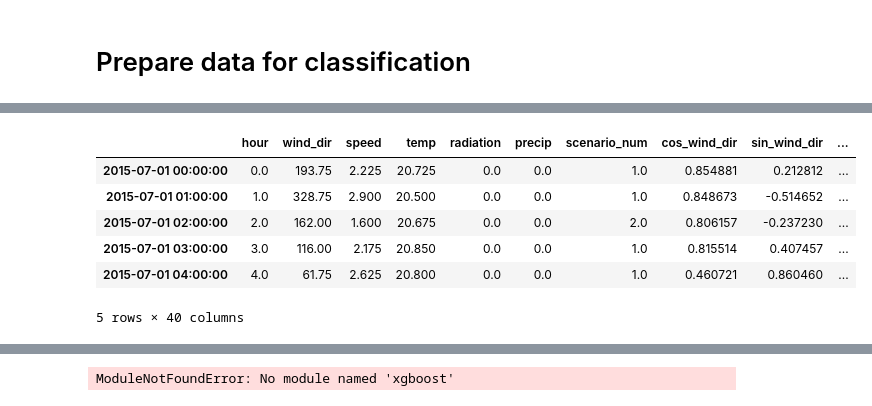
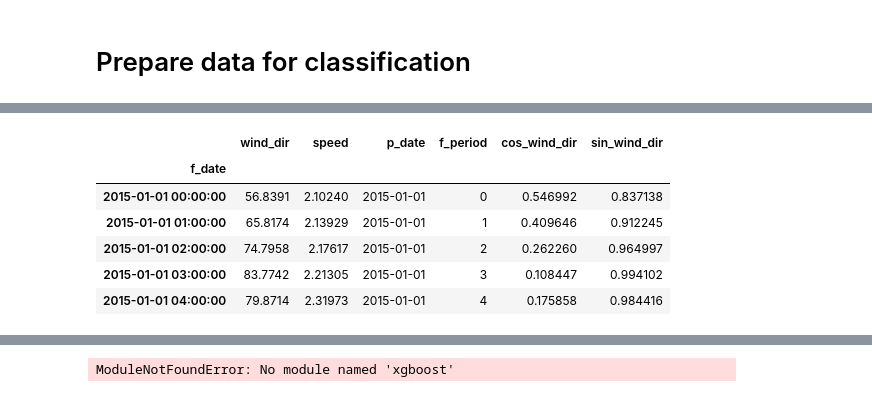
Before and after one commit to leobix/safi, a Jupyter notebook: safi_project_processing-classification.ipynb, the cells around one changed output, grey strips where cells are left out. Drawn from its saved outputs; the diff is of its cells as text; code cells hidden in the pictures.

Commit message:
data preperation

```diff
--- a/safi_project_processing-classification.ipynb
+++ b/safi_project_processing-classification.ipynb
@@ -26,7 +26,7 @@ from datetime import date, datetime, timedelta
 from data_preperation import *
 # %%
 data=prepare_data(one_hot=False)
-data_merge = prepare_data_with_forecast(data)
+data_merge, data, forecast = prepare_data_with_forecast(data, keep_only_last=False)
 # %% [output]
 read csv semester csv files from 2015s2 to 2019s2
 smooth wind direction
@@ -59,10 +128,10 @@ Index(['hour', 'wind_dir', 'speed', 'temp', 'radiation', 'precip',
 # %%
-data_merge.head()
+forecast.head()
 # %% [output]
-|  | hour | wind_dir | speed | temp | radiation | precip | scenario_num | cos_wind_dir | sin_wind_dir | ... |
-| 2015-07-01 00:00:00 | 0.0 | 193.75 | 2.225 | 20.725 | 0.0 | 0.0 | 1.0 | 0.854881 | 0.212812 | ... |
-| 2015-07-01 01:00:00 | 1.0 | 328.75 | 2.900 | 20.500 | 0.0 | 0.0 | 1.0 | 0.848673 | -0.514652 | ... |
-| 2015-07-01 02:00:00 | 2.0 | 162.00 | 1.600 | 20.675 | 0.0 | 0.0 | 2.0 | 0.806157 | -0.237230 | ... |
-| 2015-07-01 03:00:00 | 3.0 | 116.00 | 2.175 | 20.850 | 0.0 | 0.0 | 1.0 | 0.815514 | 0.407457 | ... |
-| 2015-07-01 04:00:00 | 4.0 | 61.75 | 2.625 | 20.800 | 0.0 | 0.0 | 1.0 | 0.460721 | 0.860460 | ... |
+|  | wind_dir | speed | p_date | f_period | cos_wind_dir | sin_wind_dir |
+| f_date |  |  |  |  |  |  |
+| 2015-01-01 00:00:00 | 56.8391 | 2.10240 | 2015-01-01 | 0 | 0.546992 | 0.837138 |
+| 2015-01-01 01:00:00 | 65.8174 | 2.13929 | 2015-01-01 | 1 | 0.409646 | 0.912245 |
+| 2015-01-01 02:00:00 | 74.7958 | 2.17617 | 2015-01-01 | 2 | 0.262260 | 0.964997 |
+| 2015-01-01 03:00:00 | 83.7742 | 2.21305 | 2015-01-01 | 3 | 0.108447 | 0.994102 |
+| 2015-01-01 04:00:00 | 79.8714 | 2.31973 | 2015-01-01 | 4 | 0.175858 | 0.984416 |
-5 rows × 40 columns
```
Also changed, not shown: parts of 16 cells of this notebook, 1 other file.
